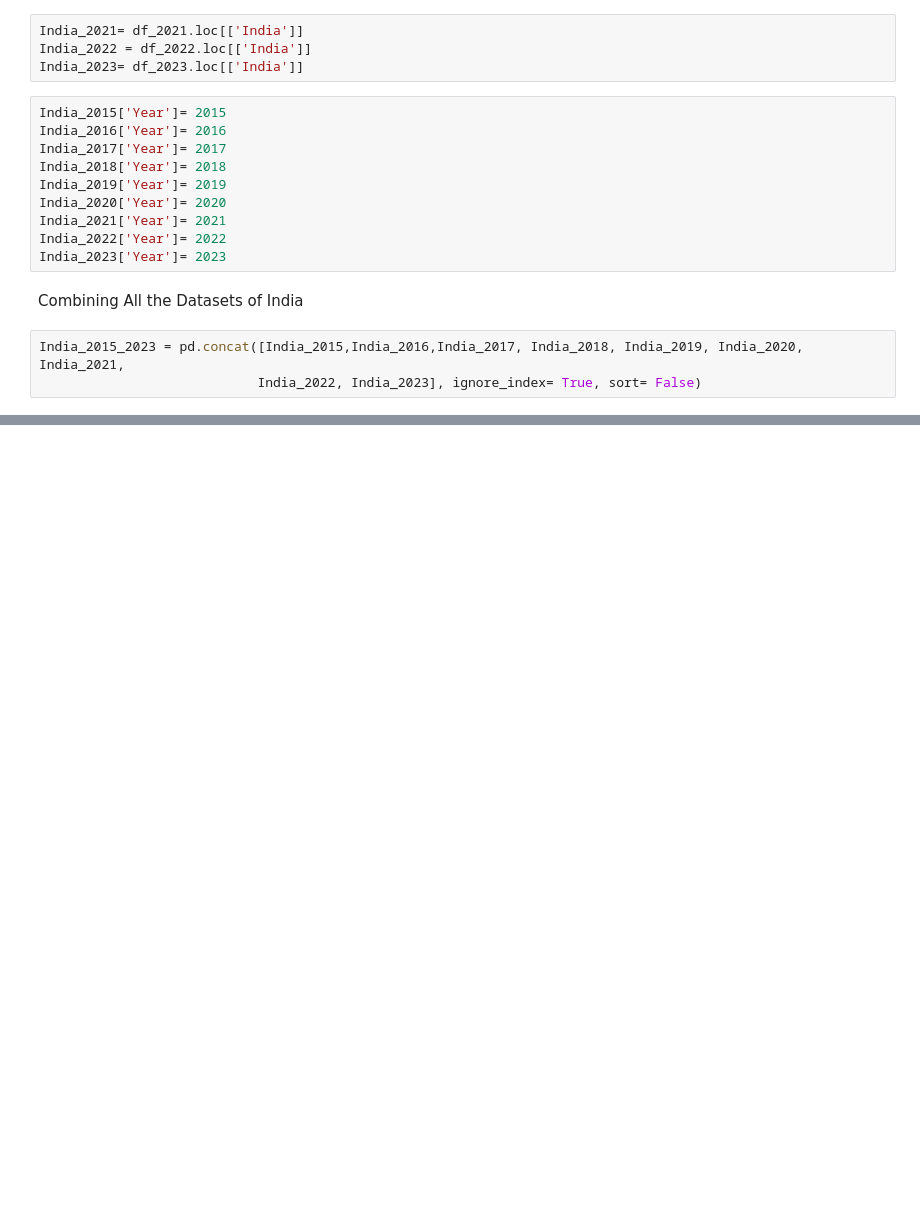
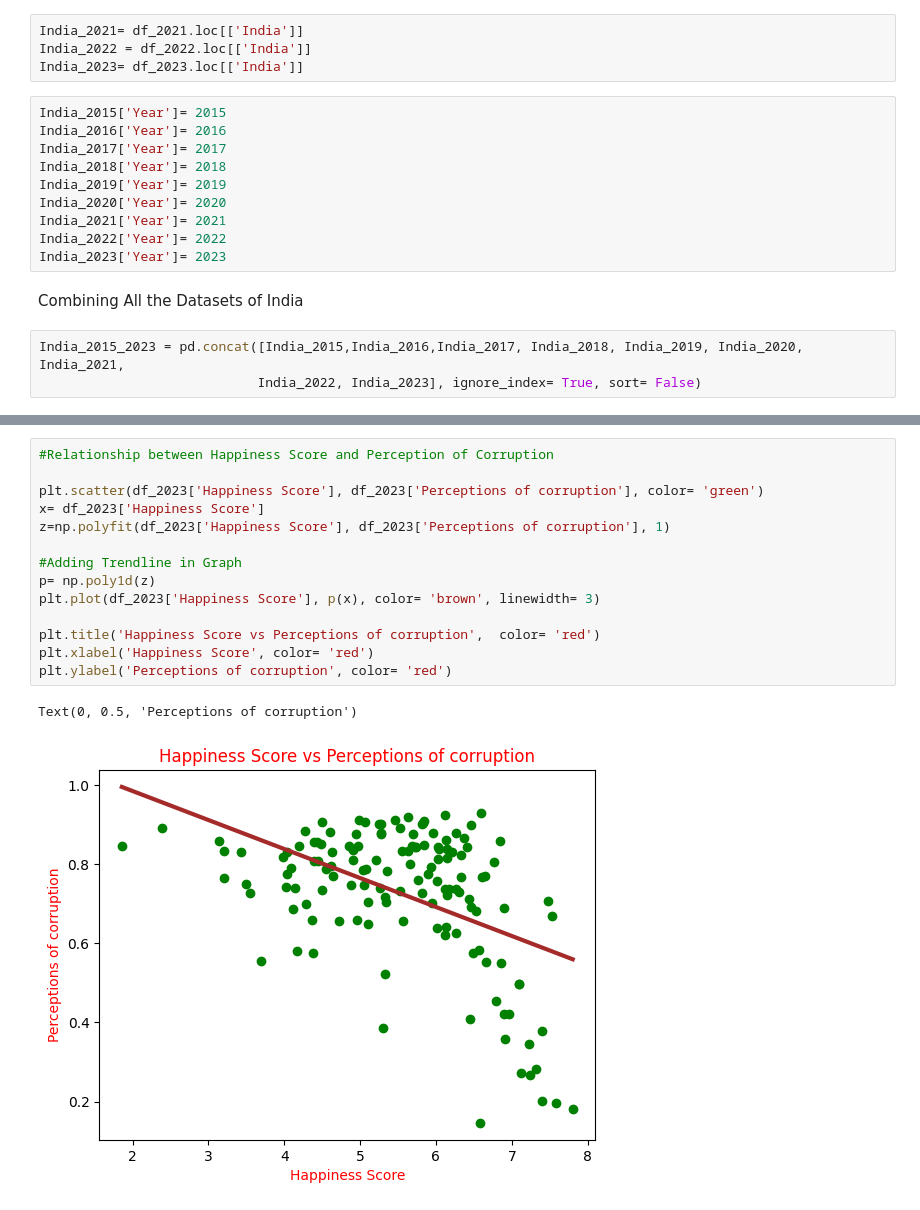
Before and after one commit to prateekkosta/Analysis-of-World-Happiness-Index, a Jupyter notebook: World_Happiness_Index.ipynb, the cells around one changed output, grey strips where cells are left out. Drawn from its saved outputs; the diff is of its cells as text; blank space fills up the shorter version.

```diff
--- a/World_Happiness_Index.ipynb
+++ b/World_Happiness_Index.ipynb
@@ -362,0 +398,17 @@ India_2015_2023.sort_values(by='Year')
+# %%
+#Relationship between Happiness Score and Perception of Corruption
+
+plt.scatter(df_2023['Happiness Score'], df_2023['Perceptions of corruption'], color= 'green')
+x= df_2023['Happiness Score']
+z=np.polyfit(df_2023['Happiness Score'], df_2023['Perceptions of corruption'], 1)
+
+#Adding Trendline in Graph
+p= np.poly1d(z)
+plt.plot(df_2023['Happiness Score'], p(x), color= 'brown', linewidth= 3)
+
+plt.title('Happiness Score vs Perceptions of corruption',  color= 'red')
+plt.xlabel('Happiness Score', color= 'red')
+plt.ylabel('Perceptions of corruption', color= 'red')
+# %% [output]
+Text(0, 0.5, 'Perceptions of corruption')
+[figure, added]
```
Also changed, not shown: parts of 5 cells of this notebook.
